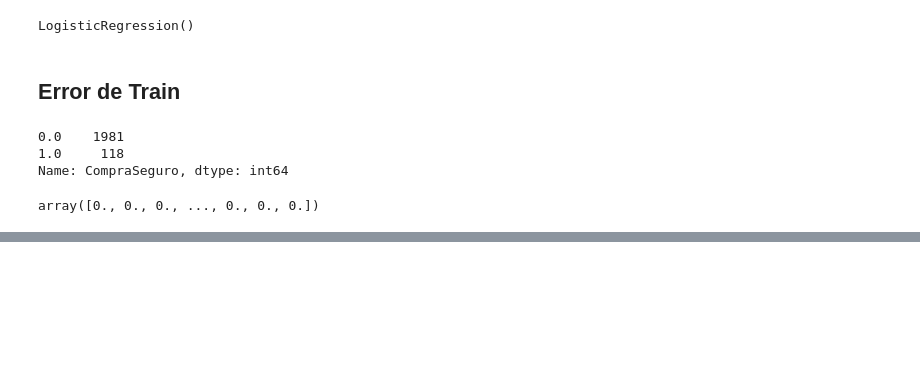
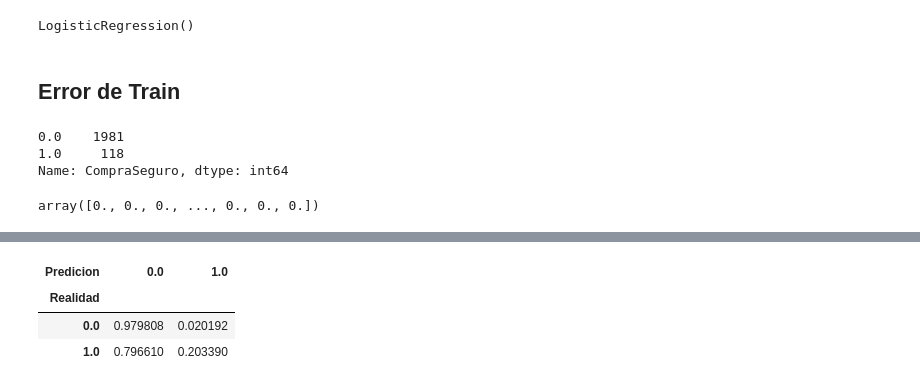
Before and after one commit to Oscar19922017/ProyectoPropensionCompra, a Jupyter notebook: Modelos.ipynb, the cells around one changed output, grey strips where cells are left out. Drawn from its saved outputs; the diff is of its cells as text; code cells hidden in the pictures; blank space fills up the shorter version.

```diff
--- a/Modelos.ipynb
+++ b/Modelos.ipynb
@@ -201,0 +230,8 @@ array([0., 0., 0., ..., 0., 0., 0.])
+# %%
+Matrix_Normalizada=pd.crosstab(td2["Realidad"],td2["Predicion"],normalize=0)
+Matrix_Normalizada
+# %% [output]
+| Predicion | 0.0 | 1.0 |
+| Realidad |  |  |
+| 0.0 | 0.979808 | 0.020192 |
+| 1.0 | 0.796610 | 0.203390 |
```
Also changed, not shown: parts of 22 cells of this notebook.
